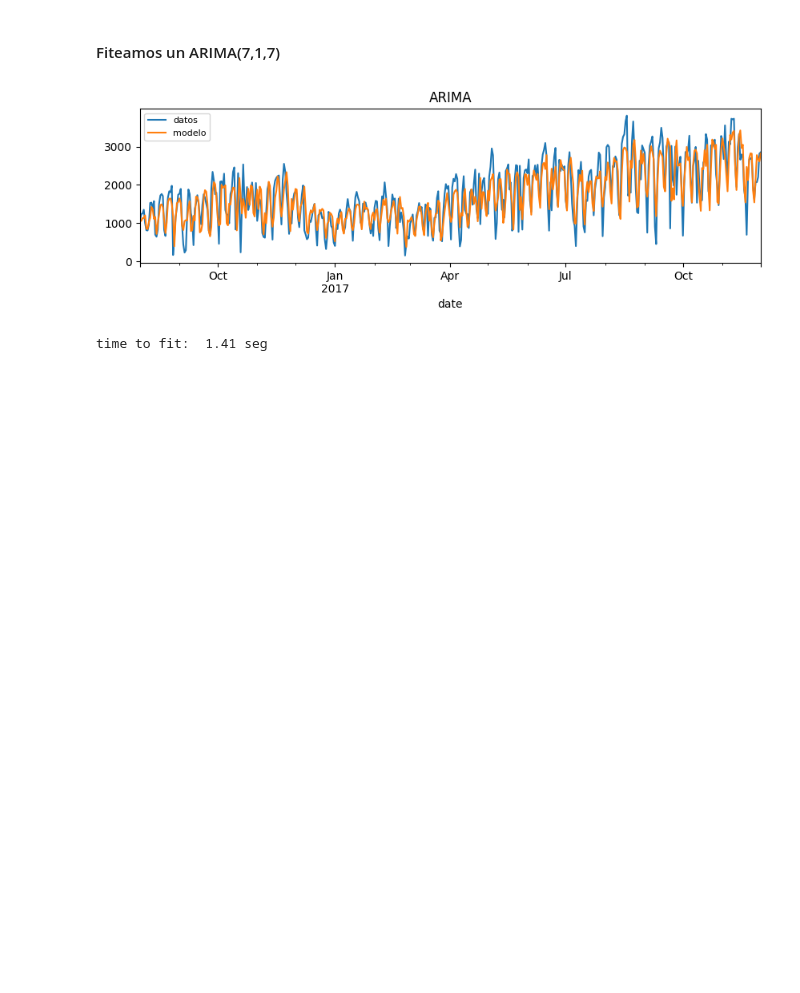
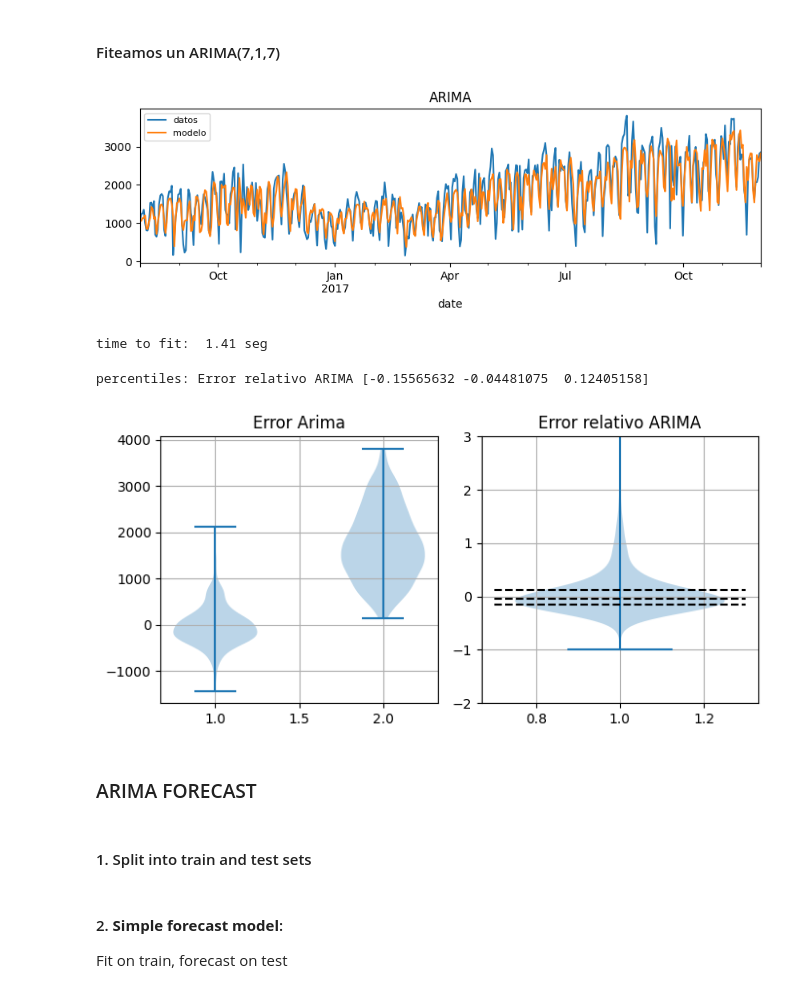
Before and after one commit to marianataglio/seriestemporales, a Jupyter notebook: 02 - Modelos(S)ARIMA.ipynb, the cells around one changed output. Drawn from its saved outputs; the diff is of its cells as text; code cells hidden in the pictures; blank space fills up the shorter version.

```diff
--- a/02 - Modelos(S)ARIMA.ipynb
+++ b/02 - Modelos(S)ARIMA.ipynb
@@ -102,3 +102,18 @@ print("time to fit: ", arima_time_rounded, "seg")
 # %% [output]
 [figure]
 time to fit:  1.41 seg
+# %%
+plt.figure(figsize=(7,3.5))
+plt.subplot(1, 2, 1)
+plot_error(arima, "Error Arima")
+plt.subplot(1, 2, 2)
+plot_relative_error(arima, "Error relativo ARIMA")
+plt.tight_layout()
+plt.show()
+# %% [output]
+percentiles: Error relativo ARIMA [-0.15565632 -0.04481075  0.12405158]
+[figure, added]
+# %% [markdown]
+### ARIMA FORECAST
+# %% [markdown]
+#### 1. Split into train and test sets
@@ -104,0 +124,3 @@ time to fit:  1.41 seg
+# %% [markdown]
+#### 2. **Simple forecast model**:
+Fit on train, forecast on test
```
Also changed, not shown: parts of 11 cells of this notebook.
